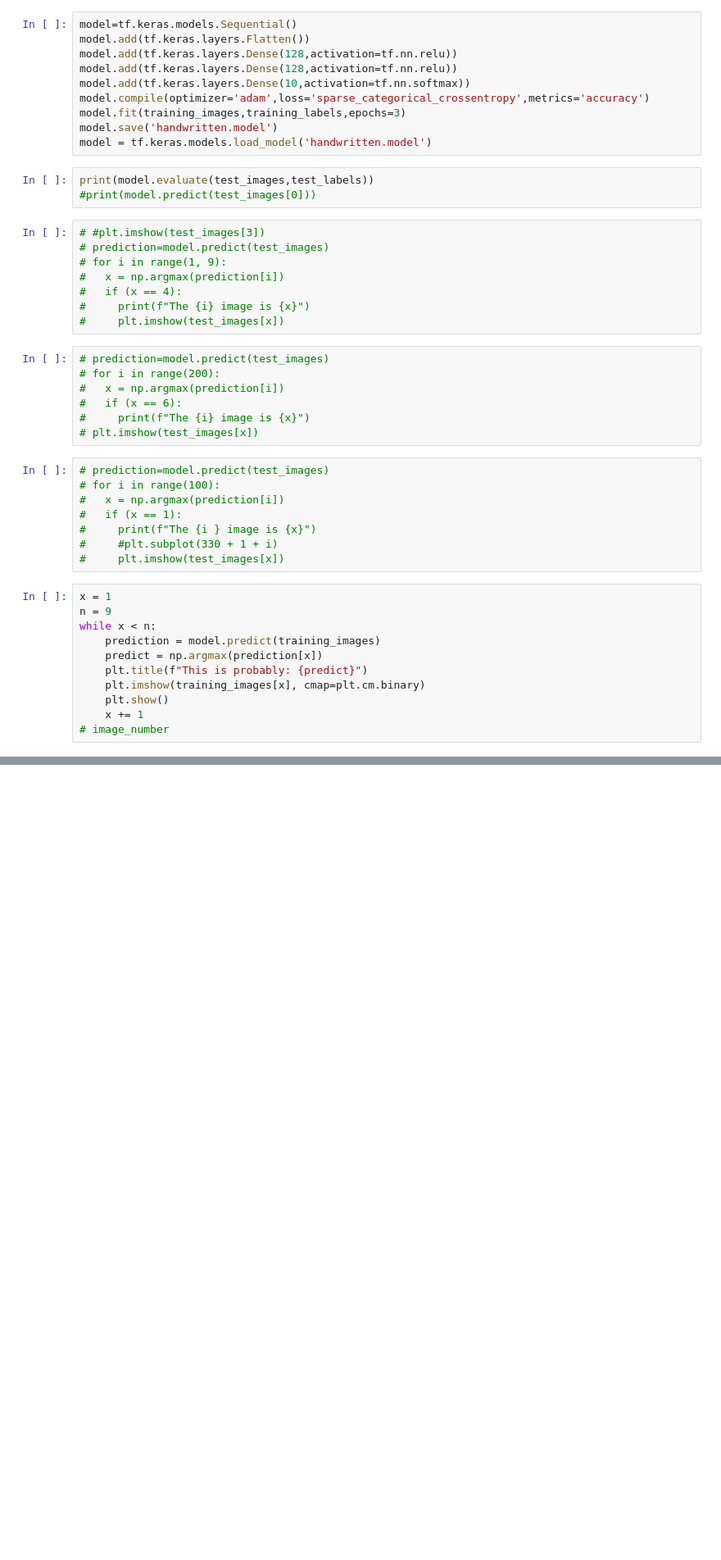
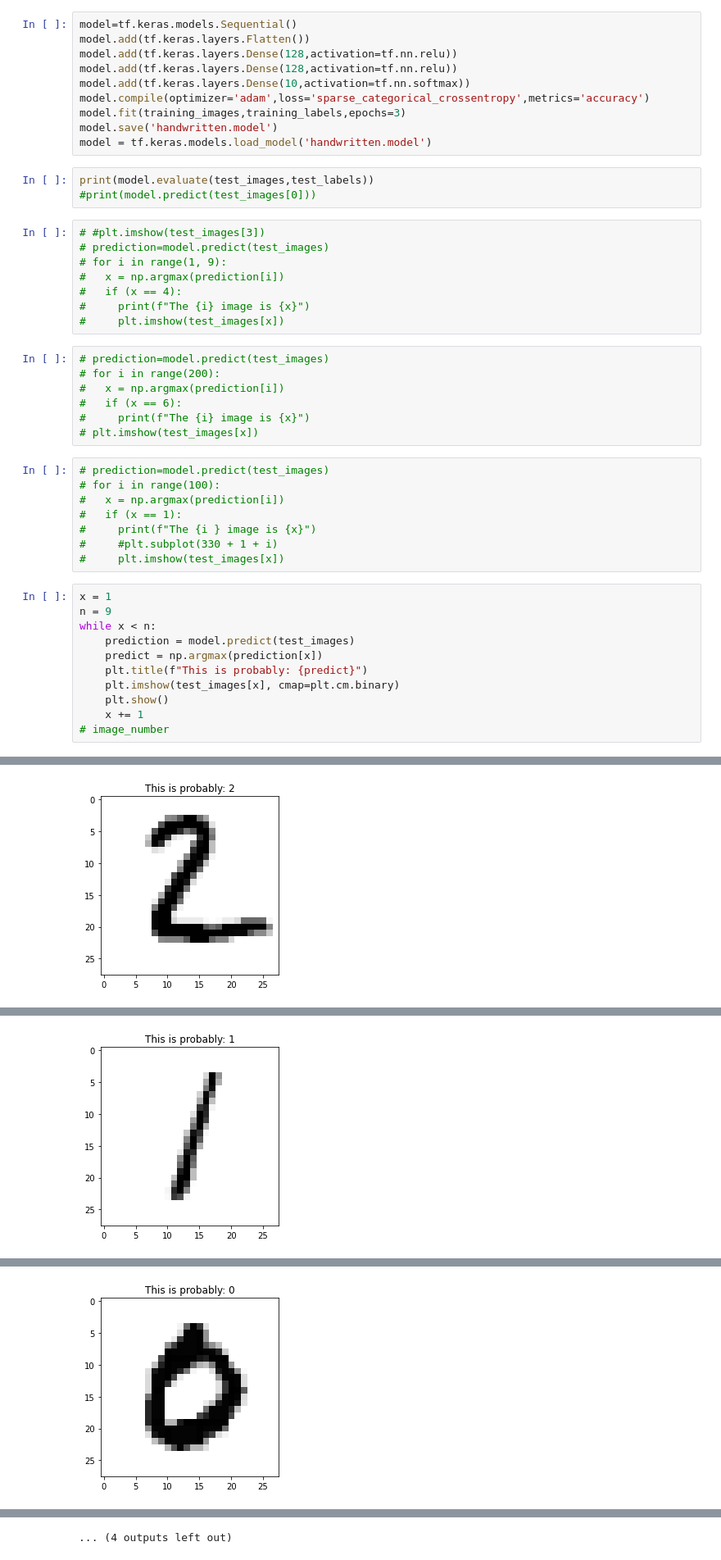
Before and after one commit to lynnemunini/MNIST-classification, a Jupyter notebook: mnist.ipynb, the cells around one changed output, grey strips where cells are left out. Shown: that part at 82% size. Saved outputs shown, nothing was run; the diff lists cells and outputs as text; blank space fills up the shorter version.

```diff
--- a/mnist.ipynb
+++ b/mnist.ipynb
@@ -59,10 +59,10 @@ print(model.evaluate(test_images,test_labels))
 x = 1
 n = 9
 while x < n:
-    prediction = model.predict(training_images)
+    prediction = model.predict(test_images)
     predict = np.argmax(prediction[x])
     plt.title(f"This is probably: {predict}")
-    plt.imshow(training_images[x], cmap=plt.cm.binary)
+    plt.imshow(test_images[x], cmap=plt.cm.binary)
     plt.show()
     x += 1
 # image_number
@@ -70,0 +71 @@ NameError: name 'x_test' is not defined
+[figure, added]
@@ -70,0 +73 @@ NameError: name 'x_test' is not defined
+[figure, added]
@@ -70,0 +75 @@ NameError: name 'x_test' is not defined
+[figure, added]
@@ -70,0 +82 @@ NameError: name 'x_test' is not defined
+... (4 outputs left out)
```
Also changed, not shown: parts of 1 cell of this notebook.
